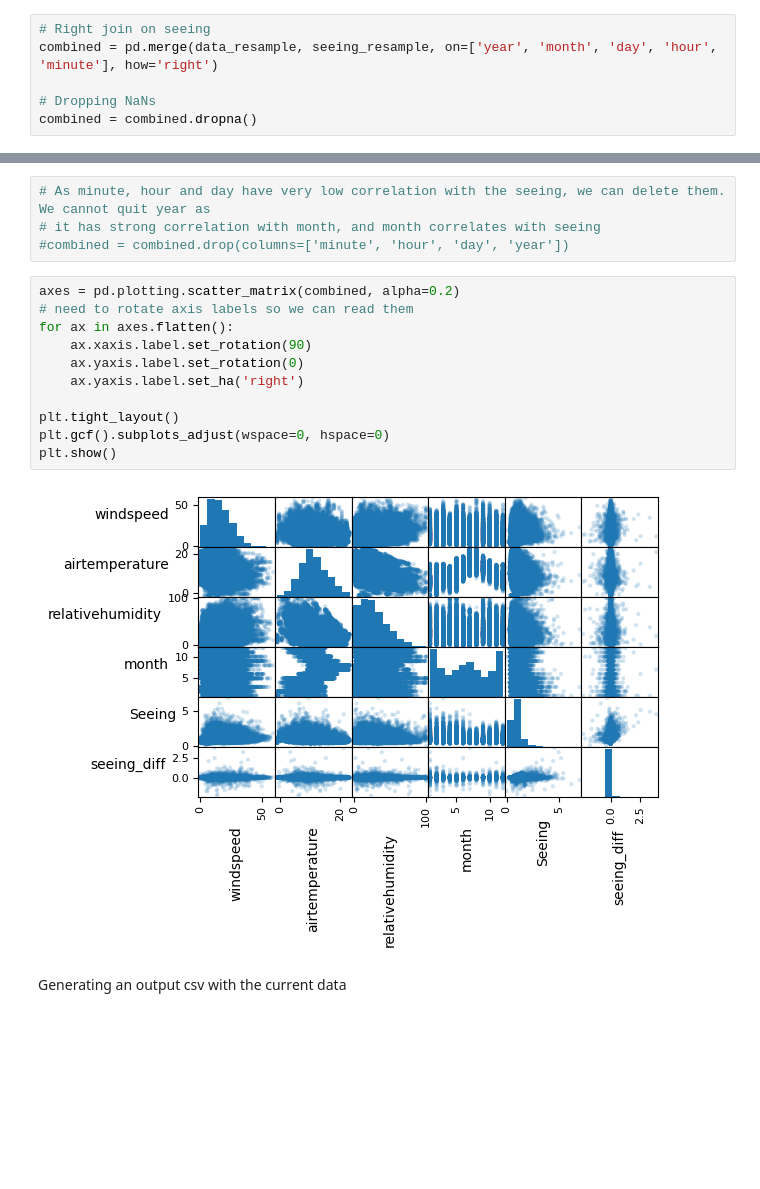
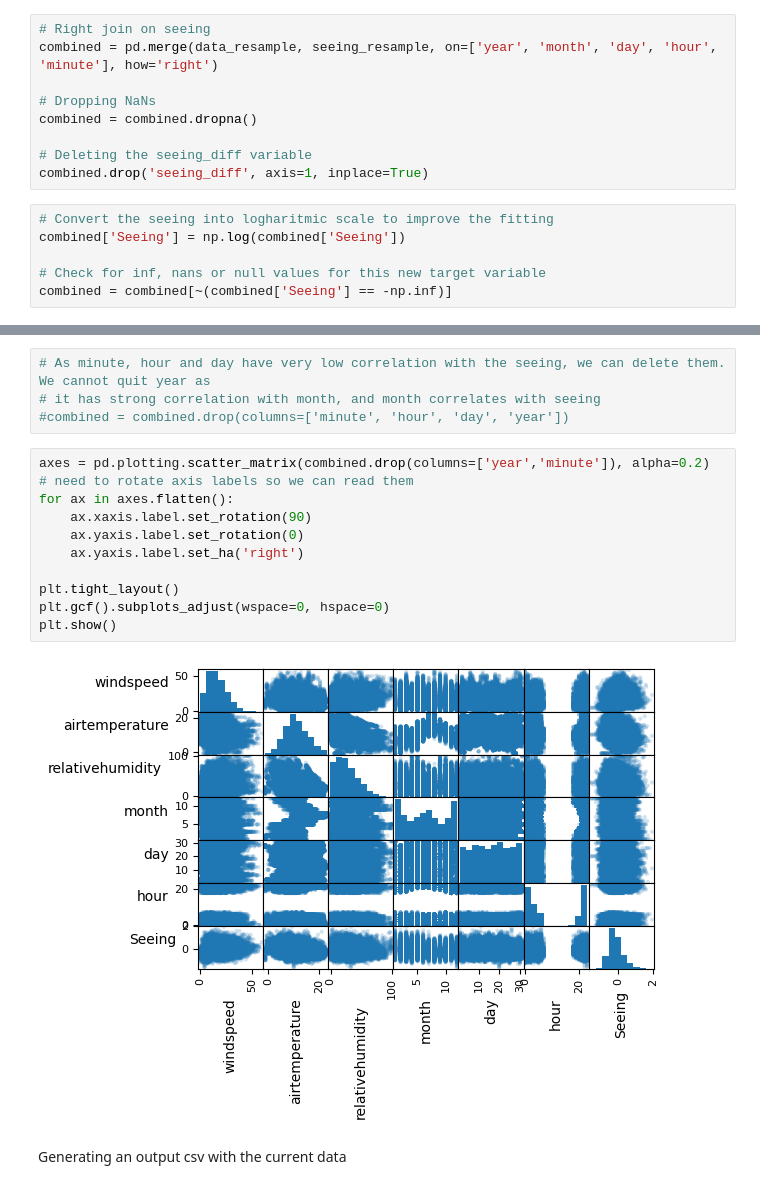
Before and after one commit to gdapablo/Seeing_forecast, a Jupyter notebook: notebooks/ML_seeing.ipynb, the cells around one changed output, grey strips where cells are left out. Saved outputs shown, nothing was run; the diff lists cells and outputs as text; blank space fills up the shorter version.

```diff
--- a/notebooks/ML_seeing.ipynb
+++ b/notebooks/ML_seeing.ipynb
@@ -482,3 +482,12 @@ combined = pd.merge(data_resample, seeing_resample, on=['year', 'month', 'day',
 
 # Dropping NaNs
 combined = combined.dropna()
+
+# Deleting the seeing_diff variable
+combined.drop('seeing_diff', axis=1, inplace=True)
+# %%
+# Convert the seeing into logharitmic scale to improve the fitting
+combined['Seeing'] = np.log(combined['Seeing'])
+
+# Check for inf, nans or null values for this new target variable
+combined = combined[~(combined['Seeing'] == -np.inf)]
@@ -511,18 +533,18 @@ Name: Seeing, dtype: float64
 # it has strong correlation with month, and month correlates with seeing
 #combined = combined.drop(columns=['minute', 'hour', 'day', 'year'])
 # %%
-axes = pd.plotting.scatter_matrix(combined, alpha=0.2)
+axes = pd.plotting.scatter_matrix(combined.drop(columns=['year','minute']), alpha=0.2)
 # need to rotate axis labels so we can read them
 for ax in axes.flatten():
     ax.xaxis.label.set_rotation(90)
     ax.yaxis.label.set_rotation(0)
     ax.yaxis.label.set_ha('right')
 
 plt.tight_layout()
 plt.gcf().subplots_adjust(wspace=0, hspace=0)
 plt.show()
 # %% [output]
-[figure, old version]
+[figure, new version]
 # %% [markdown]
 Generating an output csv with the current data
 # %%
```
Also changed, not shown: parts of 16 cells of this notebook, 2 other files.
